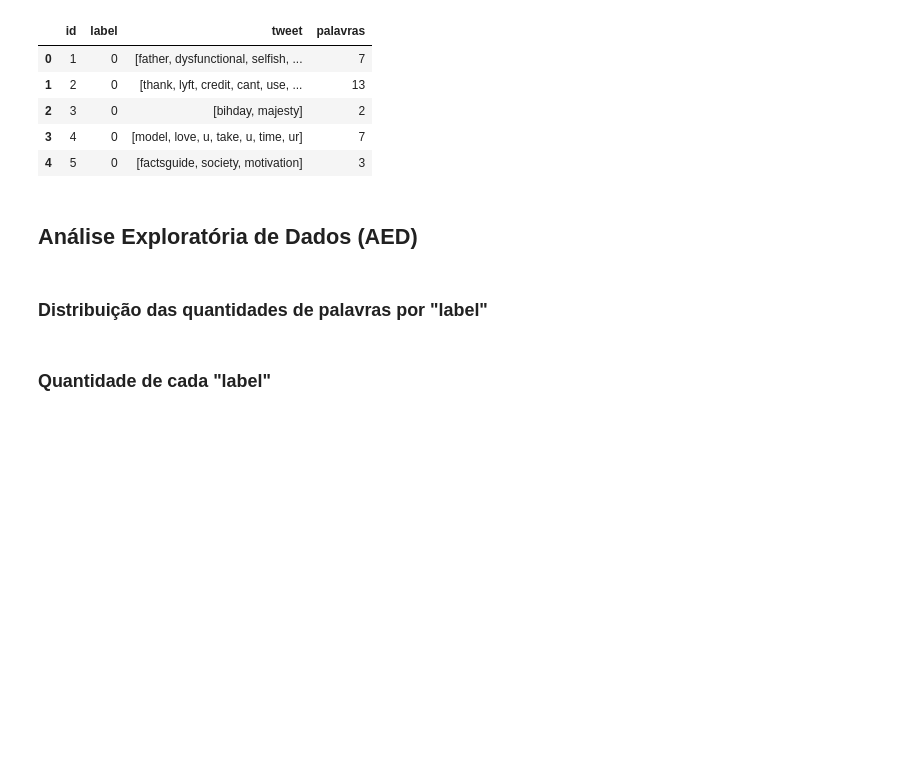
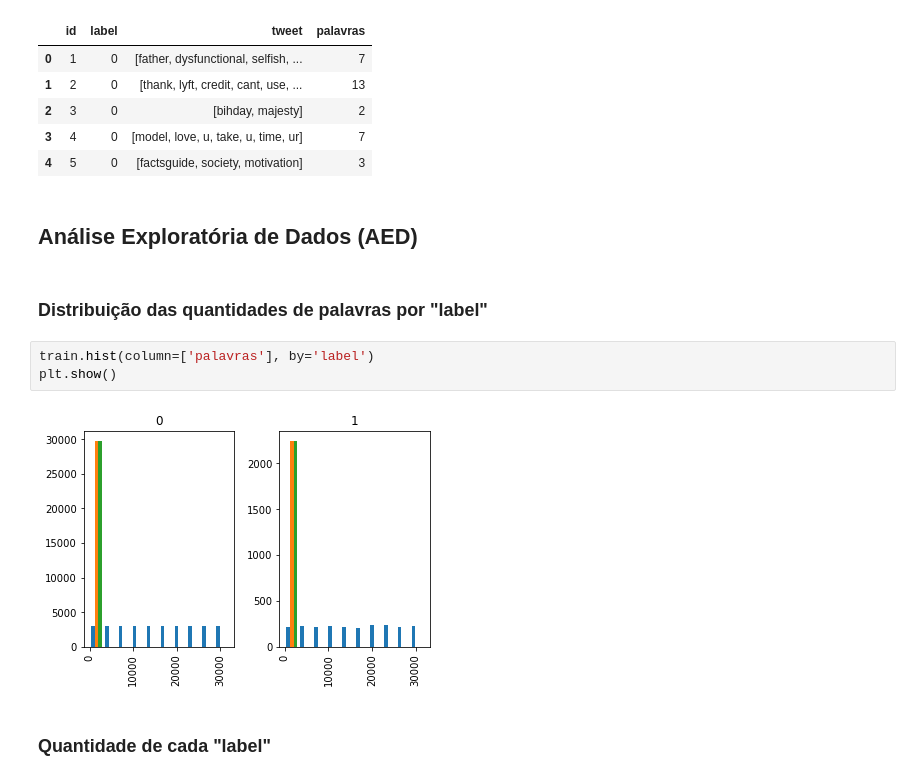
Before and after one commit to leonhardc/Data-Science-e-Machine-Learning-com-Estat-stica-e-Python, a Jupyter notebook: [15]-Processamento_de_Linguagem_Natural-PLN/Analise de Sentimentos - Twitter - Vazio.ipynb, the cells around one changed output. Cells and saved outputs as stored; diff of their text form; blank space fills up the shorter version.

```diff
--- a/[15]-Processamento_de_Linguagem_Natural-PLN/Analise de Sentimentos - Twitter - Vazio.ipynb
+++ b/[15]-Processamento_de_Linguagem_Natural-PLN/Analise de Sentimentos - Twitter - Vazio.ipynb
@@ -168,5 +168,10 @@ train.head()
 ## Análise Exploratória de Dados (AED)
 # %% [markdown]
 ### Distribuição das quantidades de palavras por "label"
+# %%
+train.hist(column=['palavras'], by='label')
+plt.show()
+# %% [output]
+[figure, added]
 # %% [markdown]
 ### Quantidade de cada "label"
```
Also changed, not shown: parts of 12 cells of this notebook.
